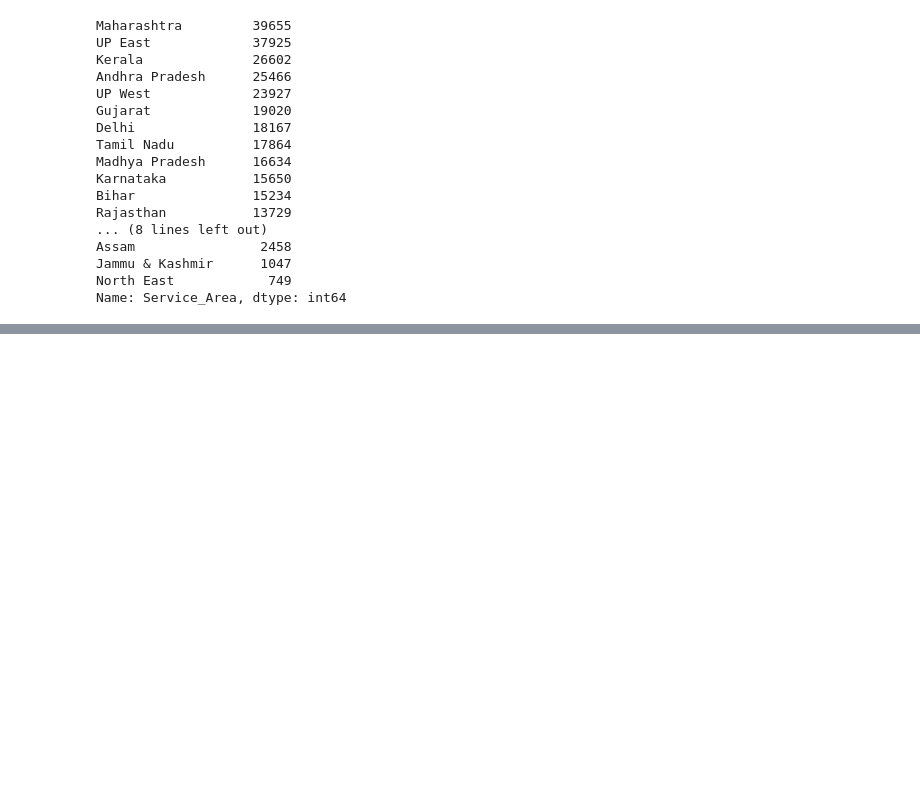
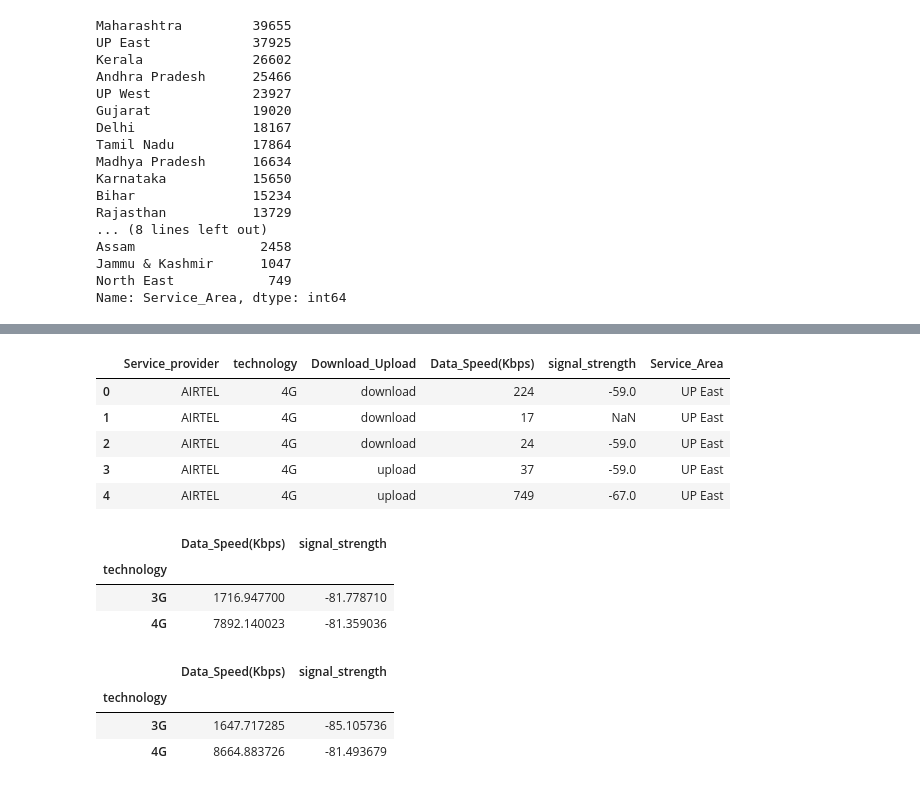
Before and after one commit to dhruvsahu/Data-Science-Practice-data-sets, a Jupyter notebook: January 2021 Network Analysis.ipynb, the cells around one changed output, grey strips where cells are left out. Saved outputs shown, nothing was run; the diff lists cells and outputs as text; code cells hidden in the pictures; blank space fills up the shorter version.

```diff
--- a/January 2021 Network Analysis.ipynb
+++ b/January 2021 Network Analysis.ipynb
@@ -123,0 +159,11 @@ KeyError: 'Service_Area'
+# %%
+net02 = pd.read_csv('February_MySpeed_2021.csv')
+# %%
+net02.head()
+# %% [output]
+|  | Service_provider | technology | Download_Upload | Data_Speed(Kbps) | signal_strength | Service_Area |
+| 0 | AIRTEL | 4G | download | 224 | -59.0 | UP East |
+| 1 | AIRTEL | 4G | download | 17 | NaN | UP East |
+| 2 | AIRTEL | 4G | download | 24 | -59.0 | UP East |
+| 3 | AIRTEL | 4G | upload | 37 | -59.0 | UP East |
+| 4 | AIRTEL | 4G | upload | 749 | -67.0 | UP East |
@@ -123,0 +172,14 @@ KeyError: 'Service_Area'
+# %%
+By_tech2.mean()
+# %% [output]
+|  | Data_Speed(Kbps) | signal_strength |
+| technology |  |  |
+| 3G | 1716.947700 | -81.778710 |
+| 4G | 7892.140023 | -81.359036 |
+# %%
+By_tech.mean()
+# %% [output]
+|  | Data_Speed(Kbps) | signal_strength |
+| technology |  |  |
+| 3G | 1647.717285 | -85.105736 |
+| 4G | 8664.883726 | -81.493679 |
```
Also changed, not shown: parts of 5 cells of this notebook.
